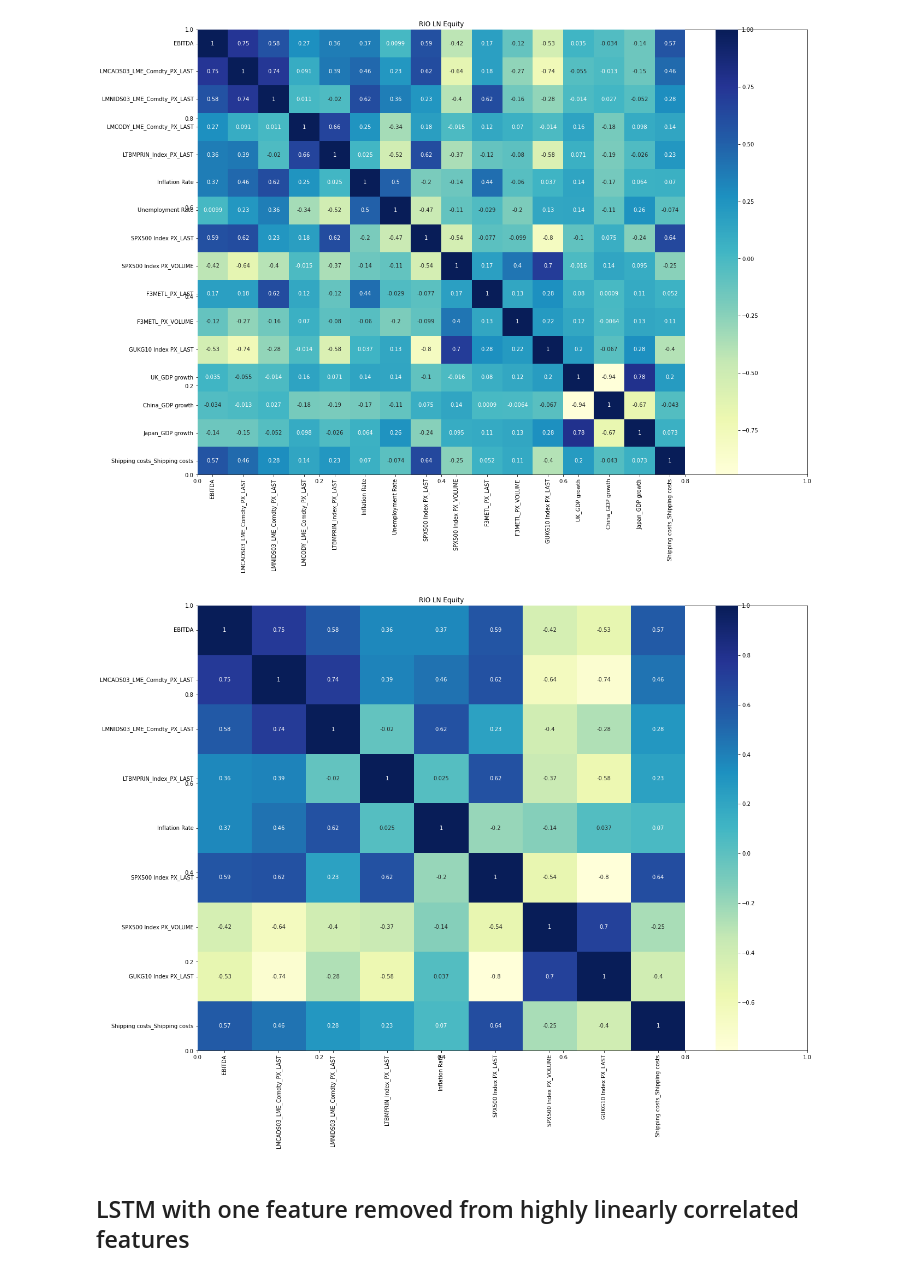
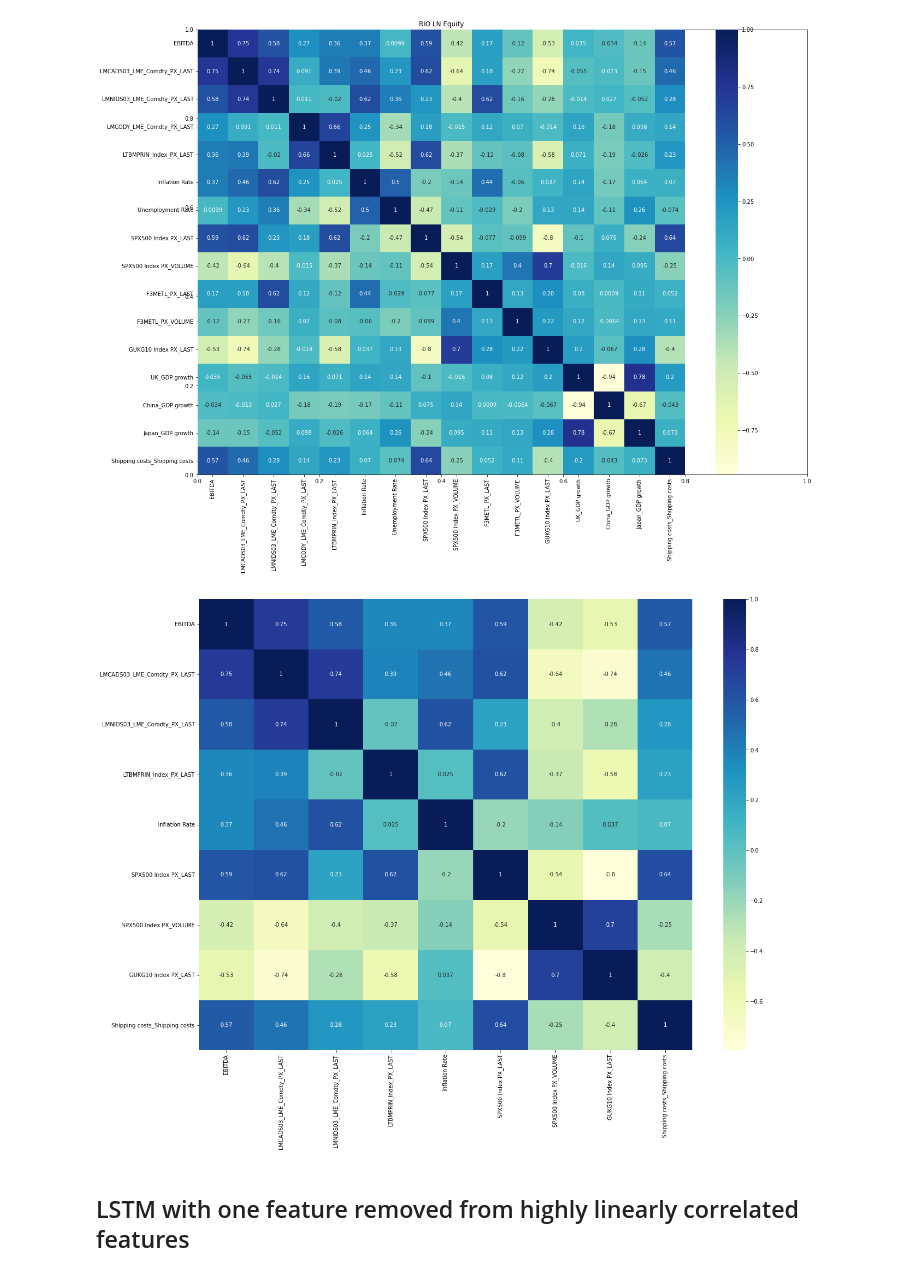
Before and after one commit to ADSMining/Mining, a Jupyter notebook: Notebooks/Modelling_notebooks/LSTM.ipynb, the cells around one changed output. Saved outputs shown, nothing was run; the diff lists cells and outputs as text; code cells hidden in the pictures.

Commit message:
Updated graphs

```diff
--- a/Notebooks/Modelling_notebooks/LSTM.ipynb
+++ b/Notebooks/Modelling_notebooks/LSTM.ipynb
@@ -552,11 +552,11 @@ discardedColumns = statisticallySignificant[statisticallySignificant['EBITDA'].v
 RIO_final = RIO_removedInterCorrelation.drop(discardedColumns, axis = 1)
 # %%
 plt.subplots(figsize=(20,15))
-ax = plt.axes()
-ax.set_title("RIO LN Equity")
+# ax = plt.axes()
+# ax.set_title("RIO LN Equity")
 heatmap = sb.heatmap(RIO_final.corr(), cmap="YlGnBu", annot=True)
 # %% [output]
-[figure, old version]
+[figure, new version]
 # %% [markdown]
 ## LSTM with one feature removed from highly linearly correlated features
 # %%
```
Also changed, not shown: parts of 15 cells of this notebook.
